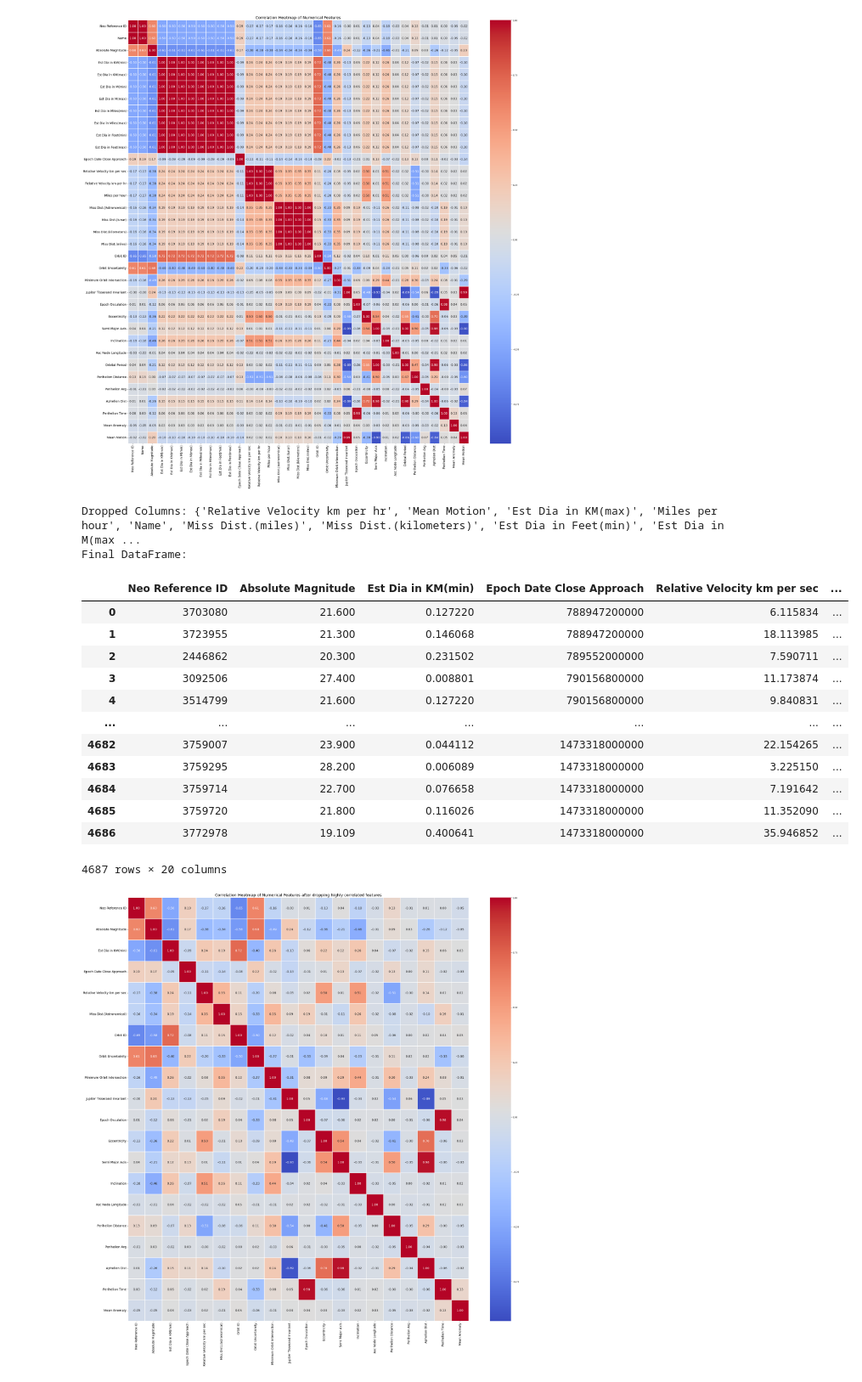
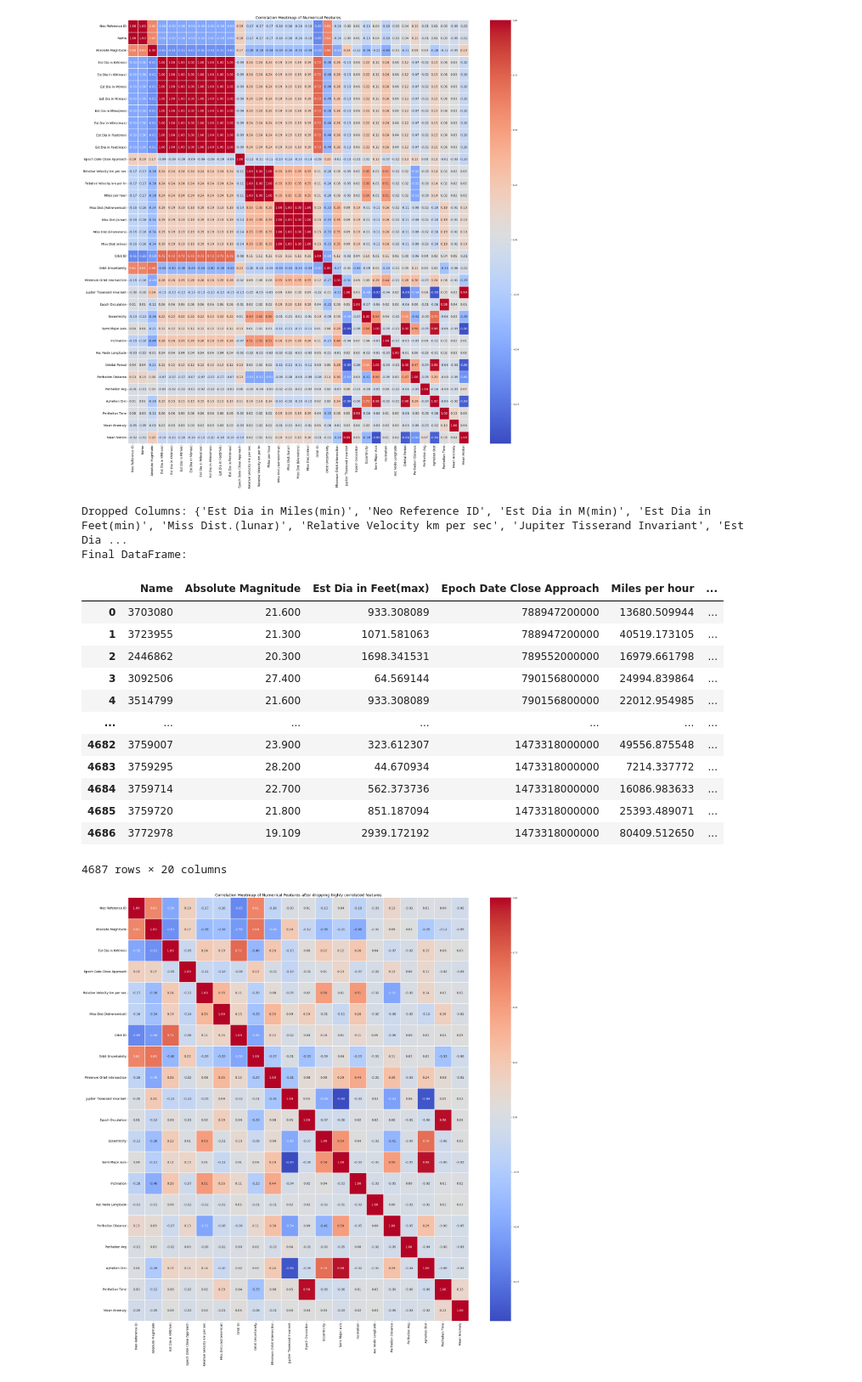
Before and after one commit to PriyanshuRao-code/AI-Lab-Project, a Jupyter notebook: team_24_data_preprocessing.ipynb, the cells around one changed output. Shown at 85% size. Drawn from its saved outputs; the diff is of its cells as text; code cells hidden in the pictures.

Commit message:
Just a small change in correlation analysis.

```diff
--- a/team_24_data_preprocessing.ipynb
+++ b/team_24_data_preprocessing.ipynb
@@ -224,37 +224,37 @@ plt.show()
 # %%
 # Threshold defined above along with correlation matrix
 to_drop = set()
 
 # Extract upper triangle of correlation matrix
 for i in range(len(correlation_matrix.columns)):
-    for j in range(i + 1, len(correlation_matrix.columns)):
+    for j in range(i):
         col1 = correlation_matrix.columns[i]
         col2 = correlation_matrix.columns[j]
 
         if abs(correlation_matrix.iloc[i, j]) >= threshold:
             to_drop.add(col2)  # Keep first, drop second
 
 # Drop correlated columns
 df_corr_reduced = numerical_cols.drop(columns=to_drop)
 print("Dropped Columns:", to_drop)
 print("Final DataFrame:")
 # print(df_corr_reduced)
 df_corr_reduced
 # %% [output]
-Dropped Columns: {'Relative Velocity km per hr', 'Mean Motion', 'Est Dia in KM(max)', 'Miles per hour', 'Name', 'Miss Dist.(miles)', 'Miss Dist.(kilometers)', 'Est Dia in Feet(min)', 'Est Dia in M(max ...
+Dropped Columns: {'Est Dia in Miles(min)', 'Neo Reference ID', 'Est Dia in M(min)', 'Est Dia in Feet(min)', 'Miss Dist.(lunar)', 'Relative Velocity km per sec', 'Jupiter Tisserand Invariant', 'Est Dia ...
 Final DataFrame:
-|  | Neo Reference ID | Absolute Magnitude | Est Dia in KM(min) | Epoch Date Close Approach | Relative Velocity km per sec | ... |
-| 0 | 3703080 | 21.600 | 0.127220 | 788947200000 | 6.115834 | ... |
-| 1 | 3723955 | 21.300 | 0.146068 | 788947200000 | 18.113985 | ... |
-| 2 | 2446862 | 20.300 | 0.231502 | 789552000000 | 7.590711 | ... |
-| 3 | 3092506 | 27.400 | 0.008801 | 790156800000 | 11.173874 | ... |
-| 4 | 3514799 | 21.600 | 0.127220 | 790156800000 | 9.840831 | ... |
+|  | Name | Absolute Magnitude | Est Dia in Feet(max) | Epoch Date Close Approach | Miles per hour | ... |
+| 0 | 3703080 | 21.600 | 933.308089 | 788947200000 | 13680.509944 | ... |
+| 1 | 3723955 | 21.300 | 1071.581063 | 788947200000 | 40519.173105 | ... |
+| 2 | 2446862 | 20.300 | 1698.341531 | 789552000000 | 16979.661798 | ... |
+| 3 | 3092506 | 27.400 | 64.569144 | 790156800000 | 24994.839864 | ... |
+| 4 | 3514799 | 21.600 | 933.308089 | 790156800000 | 22012.954985 | ... |
 | ... | ... | ... | ... | ... | ... | ... |
-| 4682 | 3759007 | 23.900 | 0.044112 | 1473318000000 | 22.154265 | ... |
-| 4683 | 3759295 | 28.200 | 0.006089 | 1473318000000 | 3.225150 | ... |
-| 4684 | 3759714 | 22.700 | 0.076658 | 1473318000000 | 7.191642 | ... |
-| 4685 | 3759720 | 21.800 | 0.116026 | 1473318000000 | 11.352090 | ... |
-| 4686 | 3772978 | 19.109 | 0.400641 | 1473318000000 | 35.946852 | ... |
+| 4682 | 3759007 | 23.900 | 323.612307 | 1473318000000 | 49556.875548 | ... |
+| 4683 | 3759295 | 28.200 | 44.670934 | 1473318000000 | 7214.337772 | ... |
+| 4684 | 3759714 | 22.700 | 562.373736 | 1473318000000 | 16086.983633 | ... |
+| 4685 | 3759720 | 21.800 | 851.187094 | 1473318000000 | 25393.489071 | ... |
+| 4686 | 3772978 | 19.109 | 2939.172192 | 1473318000000 | 80409.512650 | ... |
 4687 rows × 20 columns
 # %%
 # Correlation matrix after dropping the columns where threshold remains same
```
Also changed, not shown: parts of 2 cells of this notebook.
